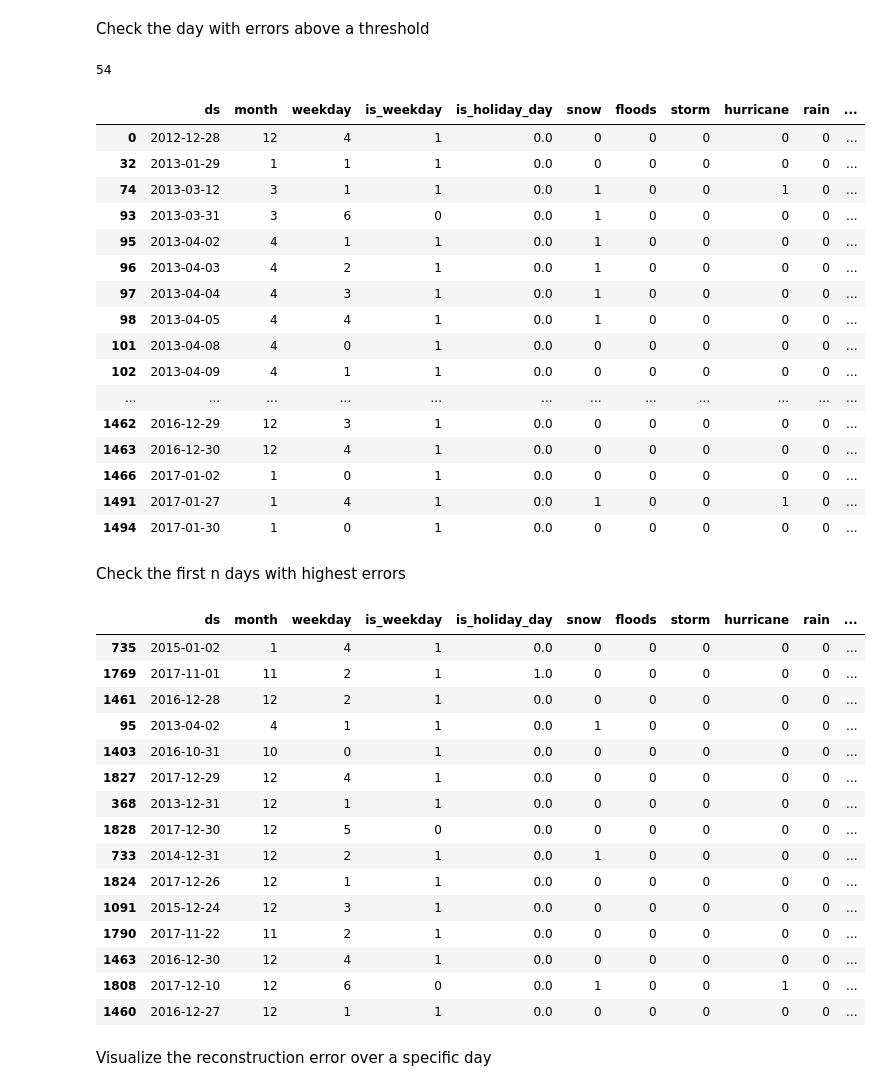
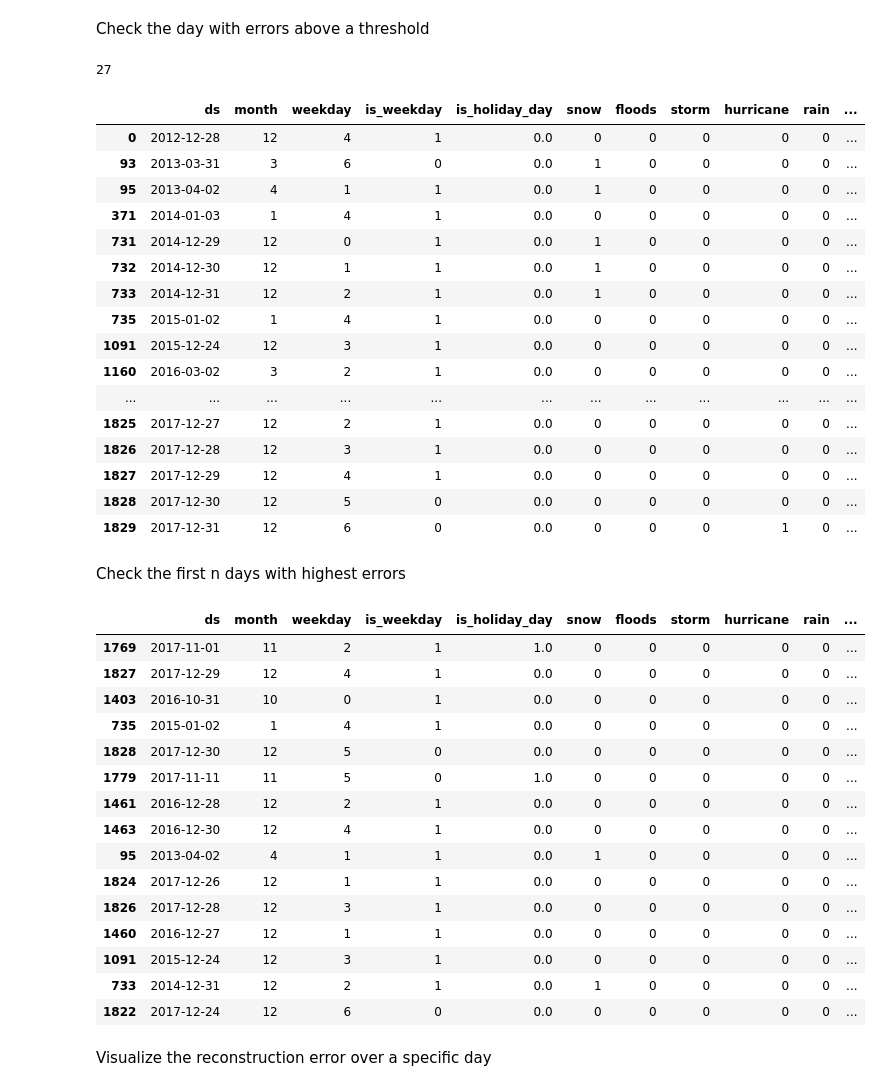
Before and after one commit to marota/Autoencoder_Embedding_Expert_Caracteristion_, a Jupyter notebook: notebooks/Experiment_5_CVAE-Days-Month-Holiday.ipynb, the cells around one changed output. Saved outputs shown, nothing was run; the diff lists cells and outputs as text; code cells hidden in the pictures.

```diff
--- a/notebooks/Experiment_5_CVAE-Days-Month-Holiday.ipynb
+++ b/notebooks/Experiment_5_CVAE-Days-Month-Holiday.ipynb
@@ -304,10 +310,10 @@ if runTraining:#Training a neural network requires some computing power and the
 
     if runBatchCallback:
         out_batch = NEpochLogger(x_train_data=dataset['train']['x'], display=100,x_conso=x_conso,calendar_info=calendar_info)
-        model.main_train(dataset, training_epochs=500, batch_size=32, verbose=0,callbacks=[tensorboard,out_batch],validation_split=0.1)
+        model.main_train(dataset, training_epochs=1000, batch_size=32, verbose=0,callbacks=[tensorboard,out_batch],validation_split=0.1)
     else:
         #use verbose=1 to see logs of training at every epoch
-        model.main_train(dataset, training_epochs=500, batch_size=32, verbose=0,callbacks=[tensorboard],validation_split=0.1)
+        model.main_train(dataset, training_epochs=1000, batch_size=32, verbose=0,callbacks=[tensorboard],validation_split=0.1)
 # %% [output]
 --- START TRAINING ---
 
@@ -381,7 +387,7 @@ if runTraining:
 # %%
 model.load_model(os.path.join(path_out, name_model, 'models'))
 # %%
-emb_inputs=[days_emb,wkd_emb,hol_emb]
+emb_inputs=[days_emb,hol_emb]
 emb_ouputs = model.embedding_enc.predict(emb_inputs)
 
 #cond_pre=day_emb
@@ -452,31 +451,31 @@ sn.distplot(error, kde=False, fit=stats.beta, bins=100)
 # %% [markdown]
 Check the day with errors above a threshold
 # %%
-ErrorThreshold=0.075
+ErrorThreshold=0.1
 idxMaxError=[i for i in range(0,nPoints) if error[i]>=ErrorThreshold]
 calender_error=calendar_info.loc[idxMaxError]
 calender_error['error']=error[idxMaxError]
 print(len(calender_error))
 calender_error
 # %% [output]
-54
+27
 |  | ds | month | weekday | is_weekday | is_holiday_day | snow | floods | storm | hurricane | rain | ... |
 | 0 | 2012-12-28 | 12 | 4 | 1 | 0.0 | 0 | 0 | 0 | 0 | 0 | ... |
-| 32 | 2013-01-29 | 1 | 1 | 1 | 0.0 | 0 | 0 | 0 | 0 | 0 | ... |
-| 74 | 2013-03-12 | 3 | 1 | 1 | 0.0 | 1 | 0 | 0 | 1 | 0 | ... |
 | 93 | 2013-03-31 | 3 | 6 | 0 | 0.0 | 1 | 0 | 0 | 0 | 0 | ... |
 | 95 | 2013-04-02 | 4 | 1 | 1 | 0.0 | 1 | 0 | 0 | 0 | 0 | ... |
-| 96 | 2013-04-03 | 4 | 2 | 1 | 0.0 | 1 | 0 | 0 | 0 | 0 | ... |
-| 97 | 2013-04-04 | 4 | 3 | 1 | 0.0 | 1 | 0 | 0 | 0 | 0 | ... |
-| 98 | 2013-04-05 | 4 | 4 | 1 | 0.0 | 1 | 0 | 0 | 0 | 0 | ... |
-| 101 | 2013-04-08 | 4 | 0 | 1 | 0.0 | 0 | 0 | 0 | 0 | 0 | ... |
-| 102 | 2013-04-09 | 4 | 1 | 1 | 0.0 | 0 | 0 | 0 | 0 | 0 | ... |
+| 371 | 2014-01-03 | 1 | 4 | 1 | 0.0 | 0 | 0 | 0 | 0 | 0 | ... |
+| 731 | 2014-12-29 | 12 | 0 | 1 | 0.0 | 1 | 0 | 0 | 0 | 0 | ... |
+| 732 | 2014-12-30 | 12 | 1 | 1 | 0.0 | 1 | 0 | 0 | 0 | 0 | ... |
+| 733 | 2014-12-31 | 12 | 2 | 1 | 0.0 | 1 | 0 | 0 | 0 | 0 | ... |
+| 735 | 2015-01-02 | 1 | 4 | 1 | 0.0 | 0 | 0 | 0 | 0 | 0 | ... |
+| 1091 | 2015-12-24 | 12 | 3 | 1 | 0.0 | 0 | 0 | 0 | 0 | 0 | ... |
+| 1160 | 2016-03-02 | 3 | 2 | 1 | 0.0 | 0 | 0 | 0 | 0 | 0 | ... |
 | ... | ... | ... | ... | ... | ... | ... | ... | ... | ... | ... | ... |
-| 1462 | 2016-12-29 | 12 | 3 | 1 | 0.0 | 0 | 0 | 0 | 0 | 0 | ... |
-| 1463 | 2016-12-30 | 12 | 4 | 1 | 0.0 | 0 | 0 | 0 | 0 | 0 | ... |
-| 1466 | 2017-01-02 | 1 | 0 | 1 | 0.0 | 0 | 0 | 0 | 0 | 0 | ... |
-| 1491 | 2017-01-27 | 1 | 4 | 1 | 0.0 | 1 | 0 | 0 | 1 | 0 | ... |
-| 1494 | 2017-01-30 | 1 | 0 | 1 | 0.0 | 0 | 0 | 0 | 0 | 0 | ... |
+| 1825 | 2017-12-27 | 12 | 2 | 1 | 0.0 | 0 | 0 | 0 | 0 | 0 | ... |
+| 1826 | 2017-12-28 | 12 | 3 | 1 | 0.0 | 0 | 0 | 0 | 0 | 0 | ... |
+| 1827 | 2017-12-29 | 12 | 4 | 1 | 0.0 | 0 | 0 | 0 | 0 | 0 | ... |
+| 1828 | 2017-12-30 | 12 | 5 | 0 | 0.0 | 0 | 0 | 0 | 0 | 0 | ... |
+| 1829 | 2017-12-31 | 12 | 6 | 0 | 0.0 | 0 | 0 | 0 | 1 | 0 | ... |
 # %% [markdown]
 Check the first n days with highest errors
 # %%
@@ -488,21 +487,21 @@ calendar_Error_Highest['error']=error[decreasingOrderIdx[0:nDays]]
 calendar_Error_Highest
 # %% [output]
 |  | ds | month | weekday | is_weekday | is_holiday_day | snow | floods | storm | hurricane | rain | ... |
+| 1769 | 2017-11-01 | 11 | 2 | 1 | 1.0 | 0 | 0 | 0 | 0 | 0 | ... |
+| 1827 | 2017-12-29 | 12 | 4 | 1 | 0.0 | 0 | 0 | 0 | 0 | 0 | ... |
+| 1403 | 2016-10-31 | 10 | 0 | 1 | 0.0 | 0 | 0 | 0 | 0 | 0 | ... |
 | 735 | 2015-01-02 | 1 | 4 | 1 | 0.0 | 0 | 0 | 0 | 0 | 0 | ... |
-| 1769 | 2017-11-01 | 11 | 2 | 1 | 1.0 | 0 | 0 | 0 | 0 | 0 | ... |
+| 1828 | 2017-12-30 | 12 | 5 | 0 | 0.0 | 0 | 0 | 0 | 0 | 0 | ... |
+| 1779 | 2017-11-11 | 11 | 5 | 0 | 1.0 | 0 | 0 | 0 | 0 | 0 | ... |
 | 1461 | 2016-12-28 | 12 | 2 | 1 | 0.0 | 0 | 0 | 0 | 0 | 0 | ... |
+| 1463 | 2016-12-30 | 12 | 4 | 1 | 0.0 | 0 | 0 | 0 | 0 | 0 | ... |
 | 95 | 2013-04-02 | 4 | 1 | 1 | 0.0 | 1 | 0 | 0 | 0 | 0 | ... |
-| 1403 | 2016-10-31 | 10 | 0 | 1 | 0.0 | 0 | 0 | 0 | 0 | 0 | ... |
-| 1827 | 2017-12-29 | 12 | 4 | 1 | 0.0 | 0 | 0 | 0 | 0 | 0 | ... |
-| 368 | 2013-12-31 | 12 | 1 | 1 | 0.0 | 0 | 0 | 0 | 0 | 0 | ... |
-| 1828 | 2017-12-30 | 12 | 5 | 0 | 0.0 | 0 | 0 | 0 | 0 | 0 | ... |
+| 1824 | 2017-12-26 | 12 | 1 | 1 | 0.0 | 0 | 0 | 0 | 0 | 0 | ... |
+| 1826 | 2017-12-28 | 12 | 3 | 1 | 0.0 | 0 | 0 | 0 | 0 | 0 | ... |
+| 1460 | 2016-12-27 | 12 | 1 | 1 | 0.0 | 0 | 0 | 0 | 0 | 0 | ... |
+| 1091 | 2015-12-24 | 12 | 3 | 1 | 0.0 | 0 | 0 | 0 | 0 | 0 | ... |
 | 733 | 2014-12-31 | 12 | 2 | 1 | 0.0 | 1 | 0 | 0 | 0 | 0 | ... |
-| 1824 | 2017-12-26 | 12 | 1 | 1 | 0.0 | 0 | 0 | 0 | 0 | 0 | ... |
-| 1091 | 2015-12-24 | 12 | 3 | 1 | 0.0 | 0 | 0 | 0 | 0 | 0 | ... |
-| 1790 | 2017-11-22 | 11 | 2 | 1 | 0.0 | 0 | 0 | 0 | 0 | 0 | ... |
-| 1463 | 2016-12-30 | 12 | 4 | 1 | 0.0 | 0 | 0 | 0 | 0 | 0 | ... |
-| 1808 | 2017-12-10 | 12 | 6 | 0 | 0.0 | 1 | 0 | 0 | 1 | 0 | ... |
-| 1460 | 2016-12-27 | 12 | 1 | 1 | 0.0 | 0 | 0 | 0 | 0 | 0 | ... |
+| 1822 | 2017-12-24 | 12 | 6 | 0 | 0.0 | 0 | 0 | 0 | 0 | 0 | ... |
 # %% [markdown]
 Visualize the reconstruction error over a specific day
 # %%
```
Also changed, not shown: parts of 15 cells of this notebook, 3 other files.
